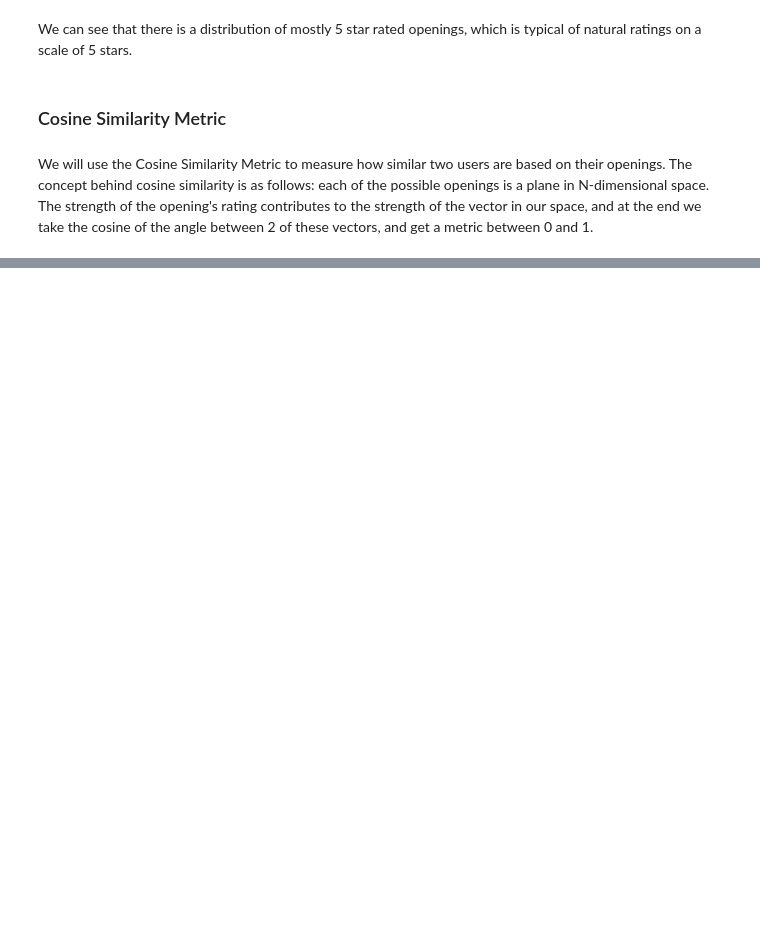
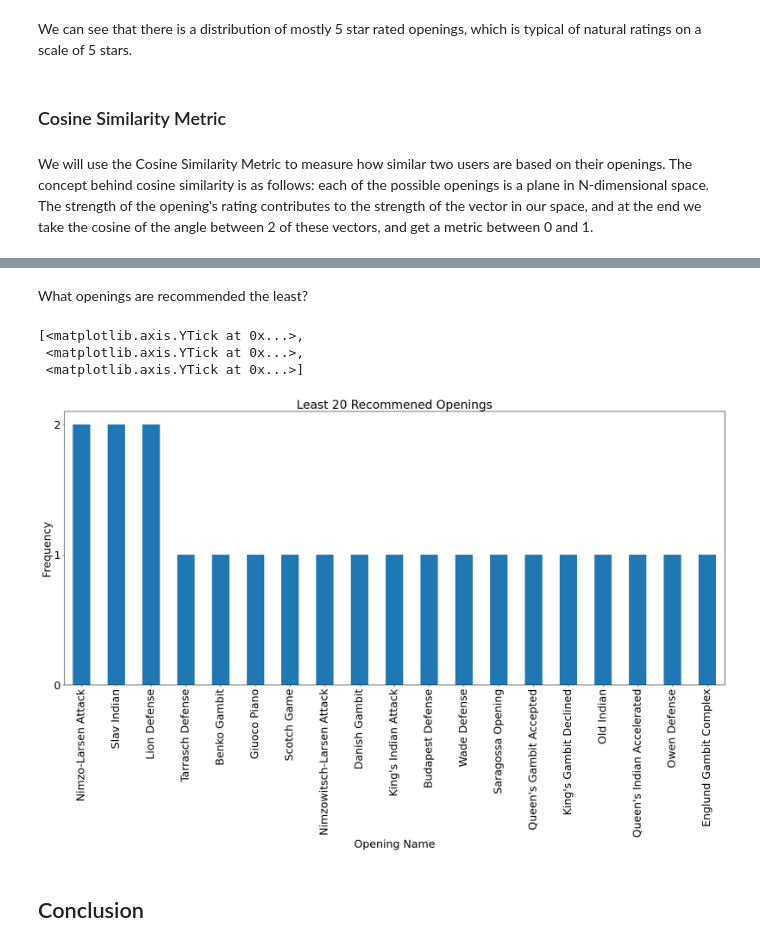
Before and after one commit to ragizaki/ChessOpeningsRecommender, a Jupyter notebook: openings.ipynb, the cells around one changed output, grey strips where cells are left out. Drawn from its saved outputs; the diff is of its cells as text; code cells hidden in the pictures; blank space fills up the shorter version.

Commit message:
update conclusion

```diff
--- a/openings.ipynb
+++ b/openings.ipynb
@@ -243,0 +333,16 @@ rating_df.head(3)
+# %% [markdown]
+What openings are recommended the least?
+# %%
+ax = recommended_openings.value_counts().tail(20).iloc[1:].plot.bar(figsize = (24, 10), fontsize = 22)
+
+ax.set_title('Least 20 Recommened Openings', fontsize = 24)
+ax.set_xlabel('Opening Name', fontsize = 22)
+ax.set_ylabel('Frequency', fontsize = 22)
+ax.set_yticks([0, 1, 2])
+# %% [output]
+[<matplotlib.axis.YTick at 0x...>,
+ <matplotlib.axis.YTick at 0x...>,
+ <matplotlib.axis.YTick at 0x...>]
+[figure, added]
+# %% [markdown]
+## Conclusion
```
Also changed, not shown: parts of 20 cells of this notebook.
